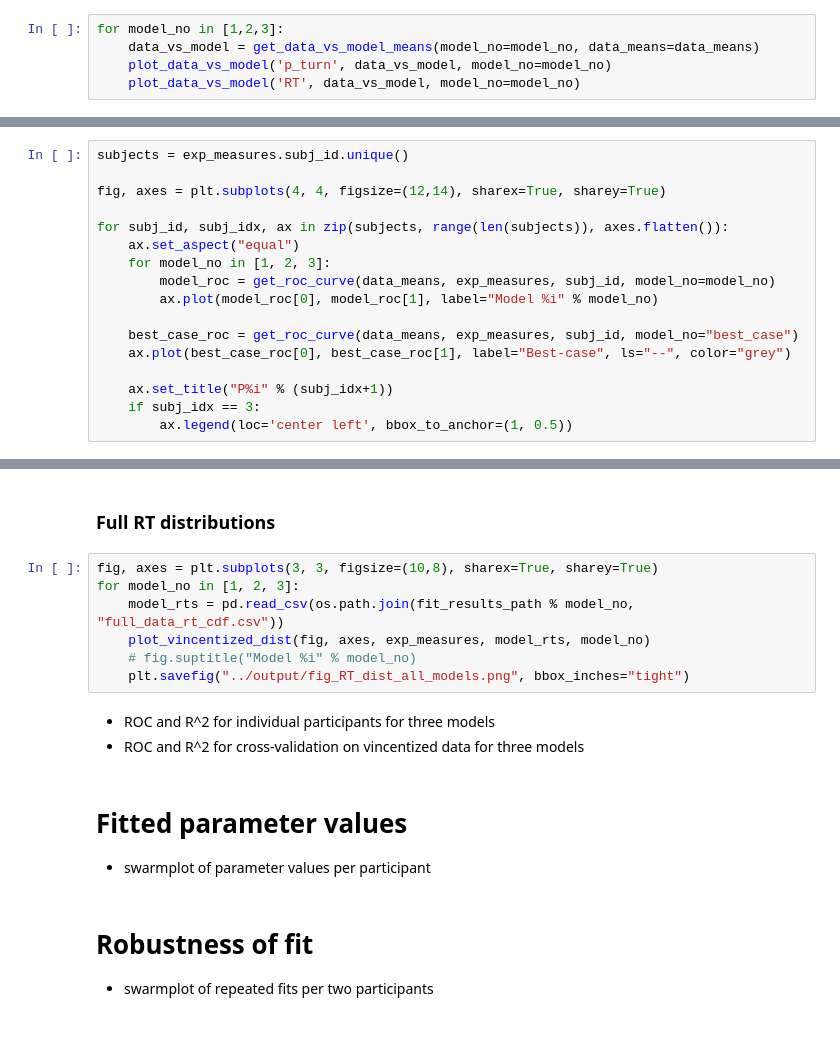
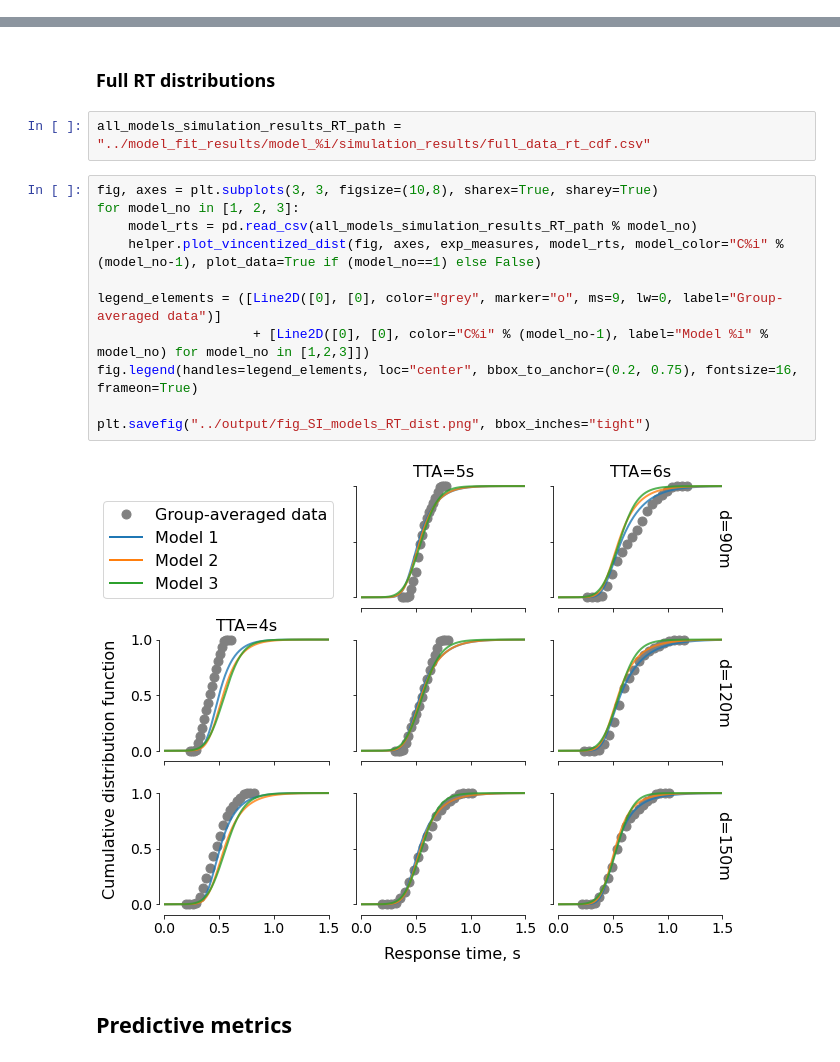
Before and after one commit to cherepaha/evidence_accumulation_in_gap_acceptance, a Jupyter notebook: data_and_model_analysis/06_supplementary_figures.ipynb, the cells around one changed output, grey strips where cells are left out. Drawn from its saved outputs; the diff is of its cells as text; blank space fills up the shorter version.

```diff
--- a/data_and_model_analysis/06_supplementary_figures.ipynb
+++ b/data_and_model_analysis/06_supplementary_figures.ipynb
@@ -68,5 +0,0 @@ def plot_data_vs_model(var, data_vs_model, model_no):
-# %%
-for model_no in [1,2,3]:
-    data_vs_model = get_data_vs_model_means(model_no=model_no, data_means=data_means)
-    plot_data_vs_model('p_turn', data_vs_model, model_no=model_no)
-    plot_data_vs_model('RT', data_vs_model, model_no=model_no)
@@ -106,17 +0,0 @@ TODO: How to translate the plot below to the cross-validation results?
-# %%
-subjects = exp_measures.subj_id.unique()
-
-fig, axes = plt.subplots(4, 4, figsize=(12,14), sharex=True, sharey=True)
-
-for subj_id, subj_idx, ax in zip(subjects, range(len(subjects)), axes.flatten()):
-    ax.set_aspect("equal")
-    for model_no in [1, 2, 3]:
-        model_roc = get_roc_curve(data_means, exp_measures, subj_id, model_no=model_no)
-        ax.plot(model_roc[0], model_roc[1], label="Model %i" % model_no)
-
-    best_case_roc = get_roc_curve(data_means, exp_measures, subj_id, model_no="best_case")
-    ax.plot(best_case_roc[0], best_case_roc[1], label="Best-case", ls="--", color="grey")
-
-    ax.set_title("P%i" % (subj_idx+1))
-    if subj_idx == 3:
-        ax.legend(loc='center left', bbox_to_anchor=(1, 0.5))
@@ -140,18 +219,19 @@ for model_no in [1,2,3]:
 # %% [markdown]
 ### Full RT distributions
+# %%
+all_models_simulation_results_RT_path = "../model_fit_results/model_%i/simulation_results/full_data_rt_cdf.csv"
 # %%
 fig, axes = plt.subplots(3, 3, figsize=(10,8), sharex=True, sharey=True)
 for model_no in [1, 2, 3]:
-    model_rts = pd.read_csv(os.path.join(fit_results_path % model_no, "full_data_rt_cdf.csv"))
-    plot_vincentized_dist(fig, axes, exp_measures, model_rts, model_no)
-    # fig.suptitle("Model %i" % model_no)
-    plt.savefig("../output/fig_RT_dist_all_models.png", bbox_inches="tight")
+    model_rts = pd.read_csv(all_models_simulation_results_RT_path % model_no)
+    helper.plot_vincentized_dist(fig, axes, exp_measures, model_rts, model_color="C%i" % (model_no-1), plot_data=True if (model_no==1) else False)
+
+legend_elements = ([Line2D([0], [0], color="grey", marker="o", ms=9, lw=0, label="Group-averaged data")]
+                    + [Line2D([0], [0], color="C%i" % (model_no-1), label="Model %i" % model_no) for model_no in [1,2,3]])
+fig.legend(handles=legend_elements, loc="center", bbox_to_anchor=(0.2, 0.75), fontsize=16, frameon=True)
+
+plt.savefig("../output/fig_SI_models_RT_dist.png", bbox_inches="tight")
+# %% [output]
+[figure, added]
-# %% [markdown]
-- ROC and R^2 for individual participants for three models
-- ROC and R^2 for cross-validation on vincentized data for three models
-# %% [markdown]
-# Fitted parameter values
-- swarmplot of parameter values per participant
-# %% [markdown]
-# Robustness of fit
-- swarmplot of repeated fits per two participants
+# %% [markdown]
+## Predictive metrics
```
Also changed, not shown: parts of 52 cells of this notebook, 17 other files.
